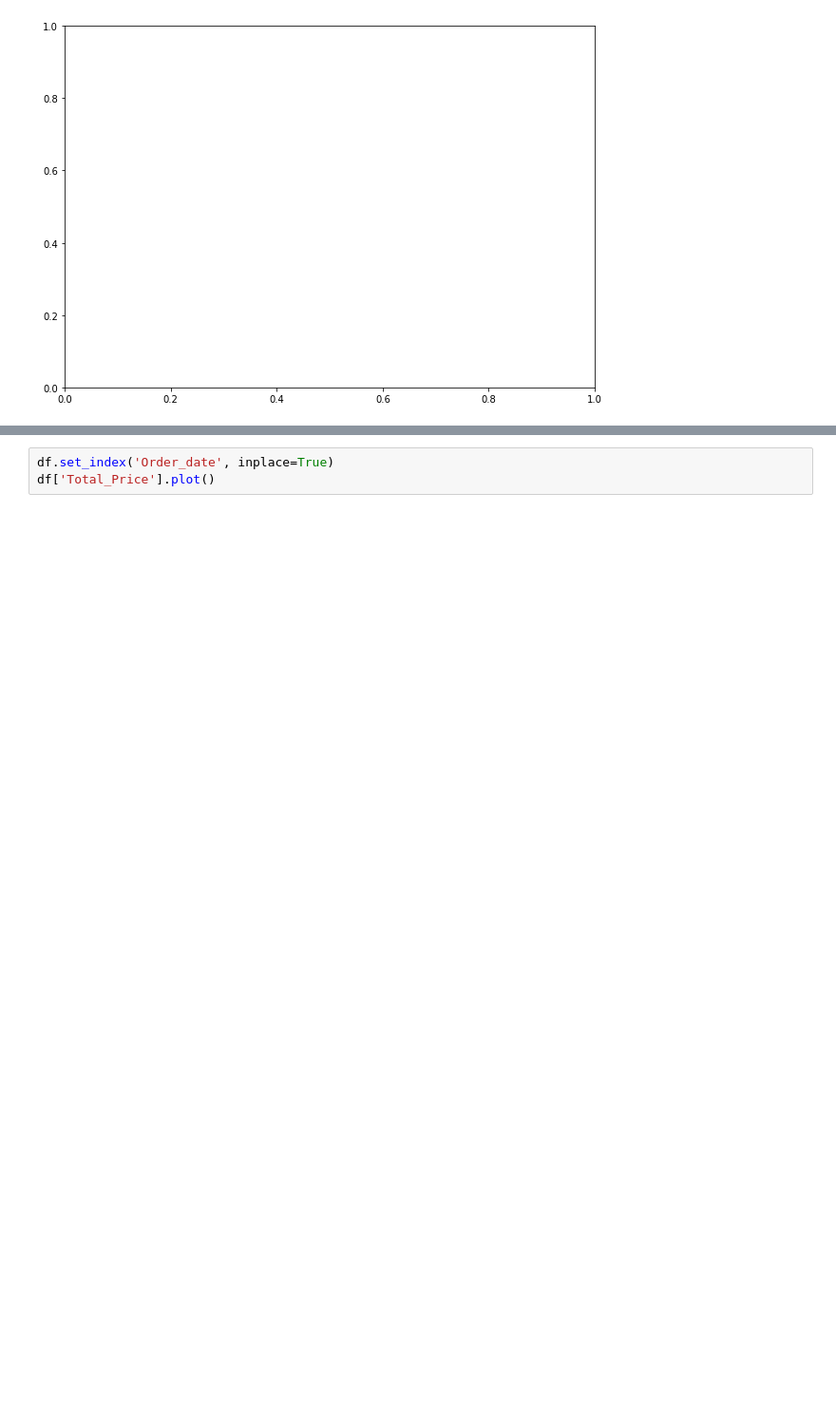
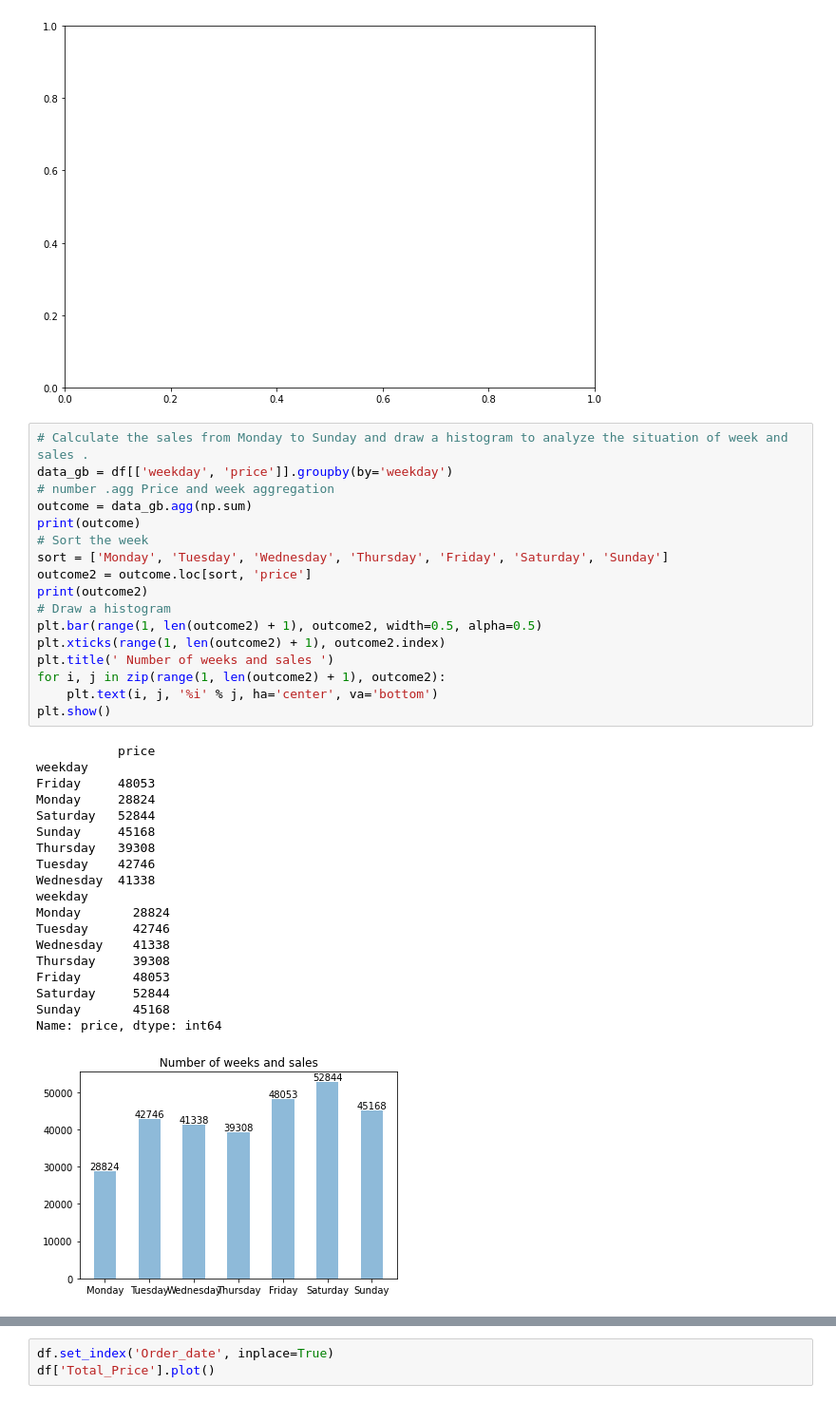
Before and after one commit to avinashronanki/pandas, a Jupyter notebook: FOA/Hinjewadi.ipynb, the cells around one changed output, grey strips where cells are left out. Shown at 95% size. Saved outputs shown, nothing was run; the diff lists cells and outputs as text; blank space fills up the shorter version.

Commit message:
add few more plots

```diff
--- a/FOA/Hinjewadi.ipynb
+++ b/FOA/Hinjewadi.ipynb
@@ -211,3 +211,40 @@ day
 20   24445
 ValueError: x and y must be the same size
 [figure]
+# %%
+# Calculate the sales from Monday to Sunday and draw a histogram to analyze the situation of week and sales .
+data_gb = df[['weekday', 'price']].groupby(by='weekday')
+# number .agg Price and week aggregation
+outcome = data_gb.agg(np.sum)
+print(outcome)
+# Sort the week
+sort = ['Monday', 'Tuesday', 'Wednesday', 'Thursday', 'Friday', 'Saturday', 'Sunday']
+outcome2 = outcome.loc[sort, 'price']
+print(outcome2)
+# Draw a histogram
+plt.bar(range(1, len(outcome2) + 1), outcome2, width=0.5, alpha=0.5)
+plt.xticks(range(1, len(outcome2) + 1), outcome2.index)
+plt.title(' Number of weeks and sales ')
+for i, j in zip(range(1, len(outcome2) + 1), outcome2):
+    plt.text(i, j, '%i' % j, ha='center', va='bottom')
+plt.show()
+# %% [output]
+           price
+weekday
+Friday     48053
+Monday     28824
+Saturday   52844
+Sunday     45168
+Thursday   39308
+Tuesday    42746
+Wednesday  41338
+weekday
+Monday       28824
+Tuesday      42746
+Wednesday    41338
+Thursday     39308
+Friday       48053
+Saturday     52844
+Sunday       45168
+Name: price, dtype: int64
+[figure, added]
```
Also changed, not shown: parts of 3 cells of this notebook.
